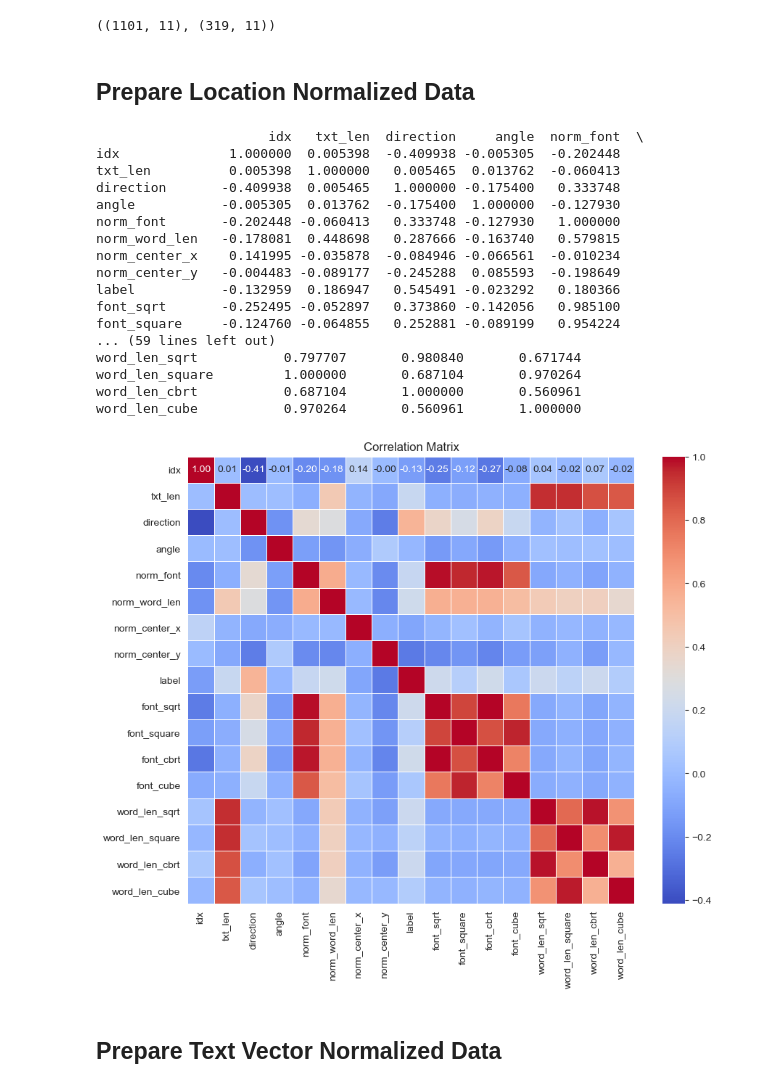
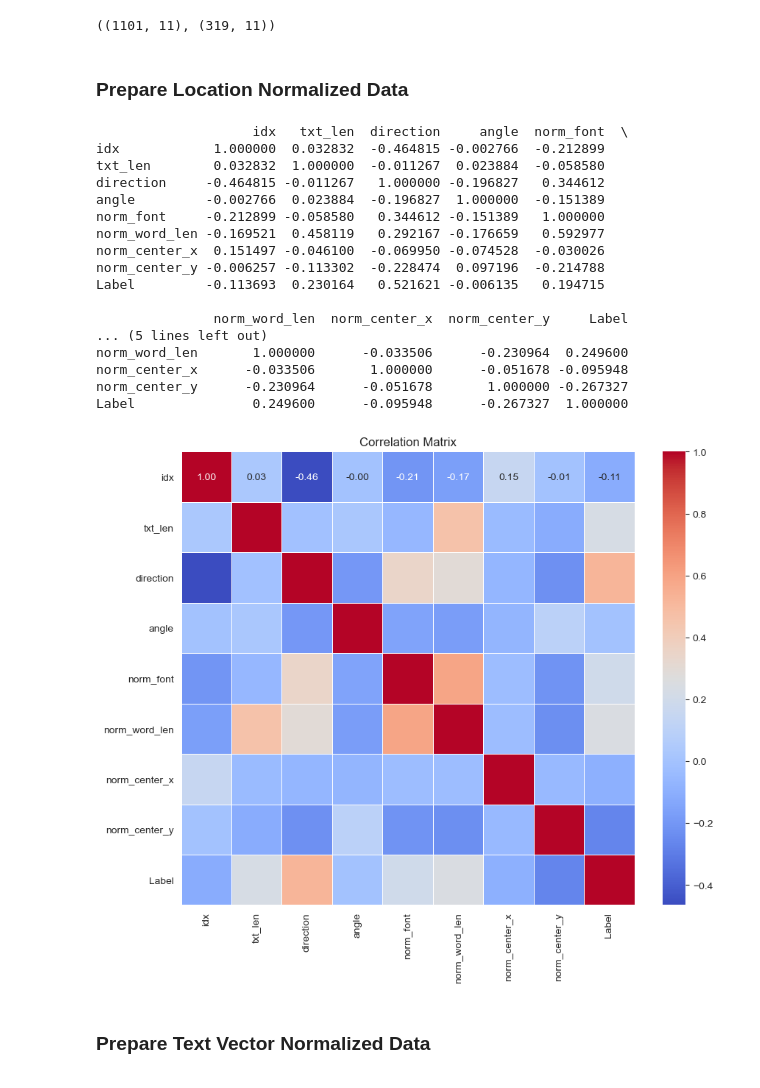
Before and after one commit to ziruiqiao/XN, a Jupyter notebook: simple_model/prepare_data_for_simple_models.ipynb, the cells around one changed output. Drawn from its saved outputs; the diff is of its cells as text; code cells hidden in the pictures.

```diff
--- a/simple_model/prepare_data_for_simple_models.ipynb
+++ b/simple_model/prepare_data_for_simple_models.ipynb
@@ -188,5 +190,5 @@ loc_df.to_csv("../data/split_df.csv", index=False, encoding='utf-8')
 # %% [markdown]
-## Prepare Location Normalized Data
+### Prepare Location Normalized Data
 # %%
 def preprocess_df(df, scaler):
     norm_df = normalize_df(df)
@@ -206,39 +200,36 @@ norm_loc_valid_df = preprocess_df(valid_df, scaler)
-# %%
-loc_df = pd.concat([norm_loc_train_df, norm_loc_test_df, norm_loc_valid_df], ignore_index=True)
-loc_df.to_csv("../data/digit_data/loc_df.csv", index=False, encoding='utf-8')
 # %%
 import seaborn as sns
 import matplotlib.pyplot as plt
 
-correlation_matrix = loc_df.drop(columns='type').corr()
+correlation_matrix = loc_df.corr()
 print(correlation_matrix)
 
 plt.figure(figsize=(10, 8))
 sns.heatmap(correlation_matrix, annot=True, fmt=".2f", cmap='coolwarm', square=True, linewidths=.5)
 
 plt.title('Correlation Matrix')
 plt.show()
 # %% [output]
-                      idx   txt_len  direction     angle  norm_font  \
-idx              1.000000  0.005398  -0.409938 -0.005305  -0.202448
-txt_len          0.005398  1.000000   0.005465  0.013762  -0.060413
-direction       -0.409938  0.005465   1.000000 -0.175400   0.333748
-angle           -0.005305  0.013762  -0.175400  1.000000  -0.127930
-norm_font       -0.202448 -0.060413   0.333748 -0.127930   1.000000
-norm_word_len   -0.178081  0.448698   0.287666 -0.163740   0.579815
-norm_center_x    0.141995 -0.035878  -0.084946 -0.066561  -0.010234
-norm_center_y   -0.004483 -0.089177  -0.245288  0.085593  -0.198649
-label           -0.132959  0.186947   0.545491 -0.023292   0.180366
-font_sqrt       -0.252495 -0.052897   0.373860 -0.142056   0.985100
-font_square     -0.124760 -0.064855   0.252881 -0.089199   0.954224
-... (59 lines left out)
-word_len_sqrt           0.797707       0.980840       0.671744
-word_len_square         1.000000       0.687104       0.970264
-word_len_cbrt           0.687104       1.000000       0.560961
-word_len_cube           0.970264       0.560961       1.000000
+                    idx   txt_len  direction     angle  norm_font  \
+idx            1.000000  0.032832  -0.464815 -0.002766  -0.212899
+txt_len        0.032832  1.000000  -0.011267  0.023884  -0.058580
+direction     -0.464815 -0.011267   1.000000 -0.196827   0.344612
+angle         -0.002766  0.023884  -0.196827  1.000000  -0.151389
+norm_font     -0.212899 -0.058580   0.344612 -0.151389   1.000000
+norm_word_len -0.169521  0.458119   0.292167 -0.176659   0.592977
+norm_center_x  0.151497 -0.046100  -0.069950 -0.074528  -0.030026
+norm_center_y -0.006257 -0.113302  -0.228474  0.097196  -0.214788
+Label         -0.113693  0.230164   0.521621 -0.006135   0.194715
+
+               norm_word_len  norm_center_x  norm_center_y     Label
+... (5 lines left out)
+norm_word_len       1.000000      -0.033506      -0.230964  0.249600
+norm_center_x      -0.033506       1.000000      -0.051678 -0.095948
+norm_center_y      -0.230964      -0.051678       1.000000 -0.267327
+Label               0.249600      -0.095948      -0.267327  1.000000
-[figure, old version]
+[figure, new version]
 # %% [markdown]
-## Prepare Text Vector Normalized Data
+### Prepare Text Vector Normalized Data
 # %%
 from gensim.models import KeyedVectors
 
```
Also changed, not shown: parts of 25 cells of this notebook, 50 other files.
